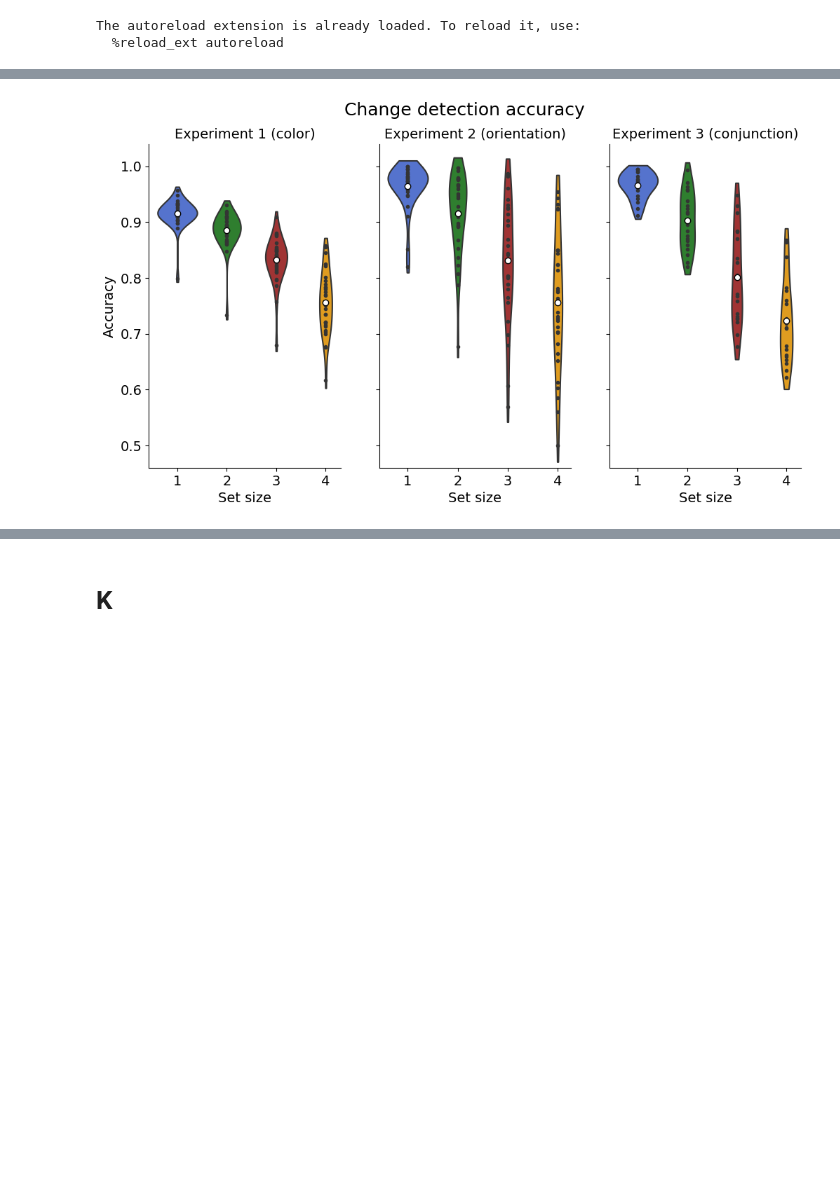
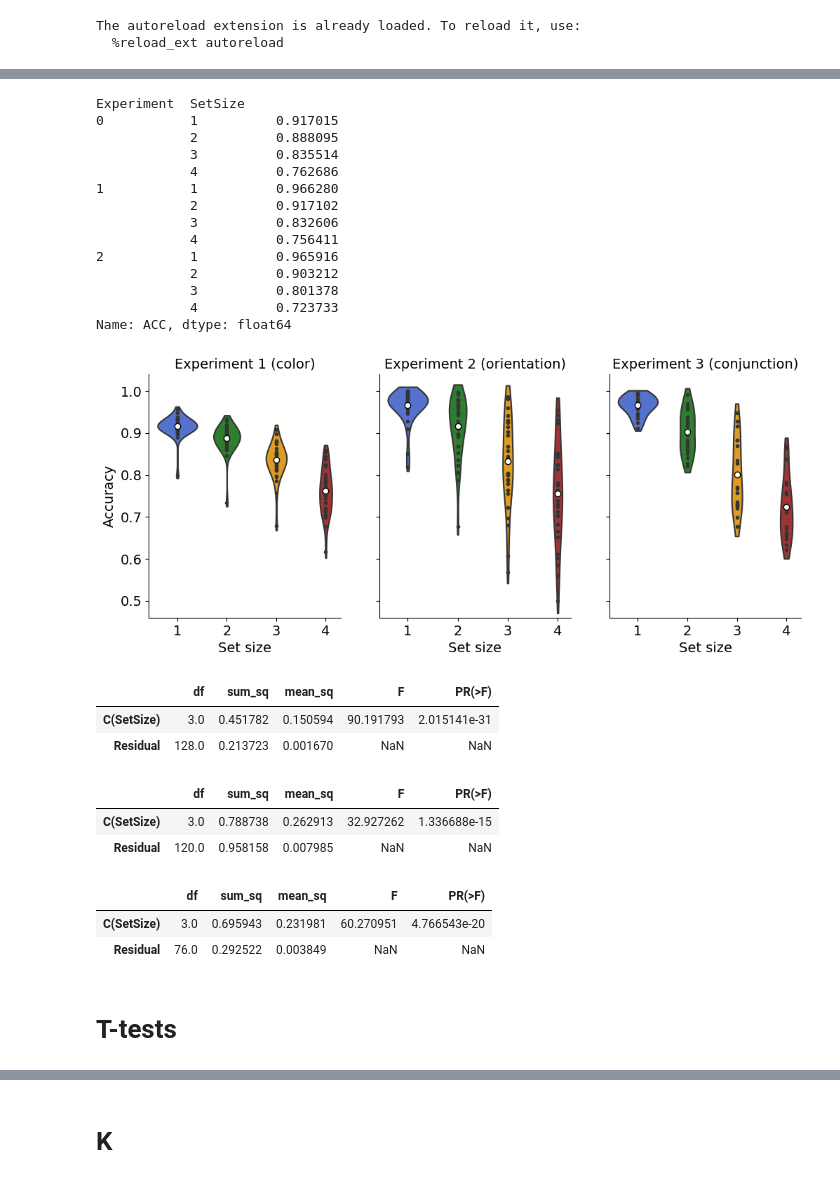
Before and after one commit to WilliamThyer/Thyer-et-al-2021, a Jupyter notebook: behavior_analysis.ipynb, the cells around one changed output, grey strips where cells are left out. Drawn from its saved outputs; the diff is of its cells as text; code cells hidden in the pictures; blank space fills up the shorter version.

Commit message:
stats testing and K

```diff
--- a/behavior_analysis.ipynb
+++ b/behavior_analysis.ipynb
@@ -61,13 +47,32 @@ Name: Accuracy, dtype: float64
+# %%
+total_means = behavior.groupby(['Experiment','SetSize'])['ACC'].mean()
+subject_means = behavior.groupby(['Experiment','SetSize','Subject'])['ACC'].mean().reset_index()
+total_means
+# %% [output]
+Experiment  SetSize
+0           1          0.917015
+            2          0.888095
+            3          0.835514
+            4          0.762686
+1           1          0.966280
+            2          0.917102
+            3          0.832606
+            4          0.756411
+2           1          0.965916
+            2          0.903212
+            3          0.801378
+            4          0.723733
+Name: ACC, dtype: float64
 # %%
-fig, axes = plt.subplots(1, 3, sharey=True, figsize=(12,6))
-fig.suptitle('Change detection accuracy',fontsize=18)
+fig, axes = plt.subplots(1, 3, sharey=True, figsize=(12,4.5))
+# fig.suptitle('Change detection accuracy',fontsize=18)
 my_pal = {"royalblue", "firebrick", "forestgreen", "orange"}
 
 # experiment 1
 sns.violinplot(
     ax = axes[0],
-    x='Set size',y='Accuracy',
-    data=df[df['Experiment']==0],
+    x='SetSize',y='ACC',
+    data=subject_means[subject_means['Experiment']==0],
     dodge=True,inner='points',cut=.5,palette = my_pal)
 
 axes[0].set_title('Experiment 1 (color)',fontsize=14)
@@ -75,42 +80,68 @@ axes[0].set_title('Experiment 1 (color)',fontsize=14)
 # experiment 2
 sns.violinplot(
     ax = axes[1],
-    x='Set size',y='Accuracy',
-    data=df[df['Experiment']==1],
+    x='SetSize',y='ACC',
+    data=subject_means[subject_means['Experiment']==1],
     dodge=True,inner='points',cut=.5,palette = my_pal)
 
 axes[1].set_title('Experiment 2 (orientation)',fontsize=14)
 
 # experiment 3
 sns.violinplot(
     ax = axes[2],
-    x='Set size',y='Accuracy',
-    data=df[df['Experiment']==2],
+    x='SetSize',y='ACC',
+    data=subject_means[subject_means['Experiment']==2],
     dodge=True,inner='points',cut=.5,palette = my_pal)
 
 axes[2].set_title('Experiment 3 (conjunction)',fontsize=14)
 
 for iax,ax in enumerate(axes):
 
     # plot means
     ax.scatter(
         x = [0,1,2,3],
         y = [total_means[iax][1],total_means[iax][2],total_means[iax][3],total_means[iax][4]],
         c = 'white', edgecolors='k')
 
     # asethetics
     ax.spines['right'].set_visible(False)
     ax.spines['top'].set_visible(False)
     plt.setp(ax.get_xticklabels(), fontsize=14)
     plt.setp(ax.get_yticklabels(), fontsize=14)
     ax.set_xlabel('Set size',fontsize=14)
     if iax == 0:
         ax.set_ylabel('Accuracy',fontsize=14)
     else:
         ax.set_ylabel('')
 plt.ylim([.46,1.04])
-plt.savefig('output/figures/cd_accuracy.png',dpi=500)
-plt.savefig('output/figures/cd_accuracy.pdf',dpi=500)
+plt.savefig('output/figures/cd_accuracy.png',dpi=500,bbox_inches='tight')
+plt.savefig('output/figures/cd_accuracy.pdf',dpi=500,bbox_inches='tight')
 plt.show()
 # %% [output]
-[figure, old version]
+[figure, new version]
+# %%
+model_exp1 = ols('ACC ~ C(SetSize)', data=subject_means.loc[subject_means['Experiment']==0]).fit();
+anova_table_exp1 = sm.stats.anova_lm(model_exp1, typ=1);
+anova_table_exp1
+# %% [output]
+|  | df | sum_sq | mean_sq | F | PR(>F) |
+| C(SetSize) | 3.0 | 0.451782 | 0.150594 | 90.191793 | 2.015141e-31 |
+| Residual | 128.0 | 0.213723 | 0.001670 | NaN | NaN |
+# %%
+model_exp2 = ols('ACC ~ C(SetSize)', data=subject_means.loc[subject_means['Experiment']==1]).fit();
+anova_table_exp2 = sm.stats.anova_lm(model_exp2, typ=1);
+anova_table_exp2
+# %% [output]
+|  | df | sum_sq | mean_sq | F | PR(>F) |
+| C(SetSize) | 3.0 | 0.788738 | 0.262913 | 32.927262 | 1.336688e-15 |
+| Residual | 120.0 | 0.958158 | 0.007985 | NaN | NaN |
+# %%
+model_exp3 = ols('ACC ~ C(SetSize)', data=subject_means.loc[subject_means['Experiment']==2]).fit();
+anova_table_exp3 = sm.stats.anova_lm(model_exp3, typ=1);
+anova_table_exp3
+# %% [output]
+|  | df | sum_sq | mean_sq | F | PR(>F) |
+| C(SetSize) | 3.0 | 0.695943 | 0.231981 | 60.270951 | 4.766543e-20 |
+| Residual | 76.0 | 0.292522 | 0.003849 | NaN | NaN |
+# %% [markdown]
+# T-tests
```
Also changed, not shown: parts of 28 cells of this notebook.
